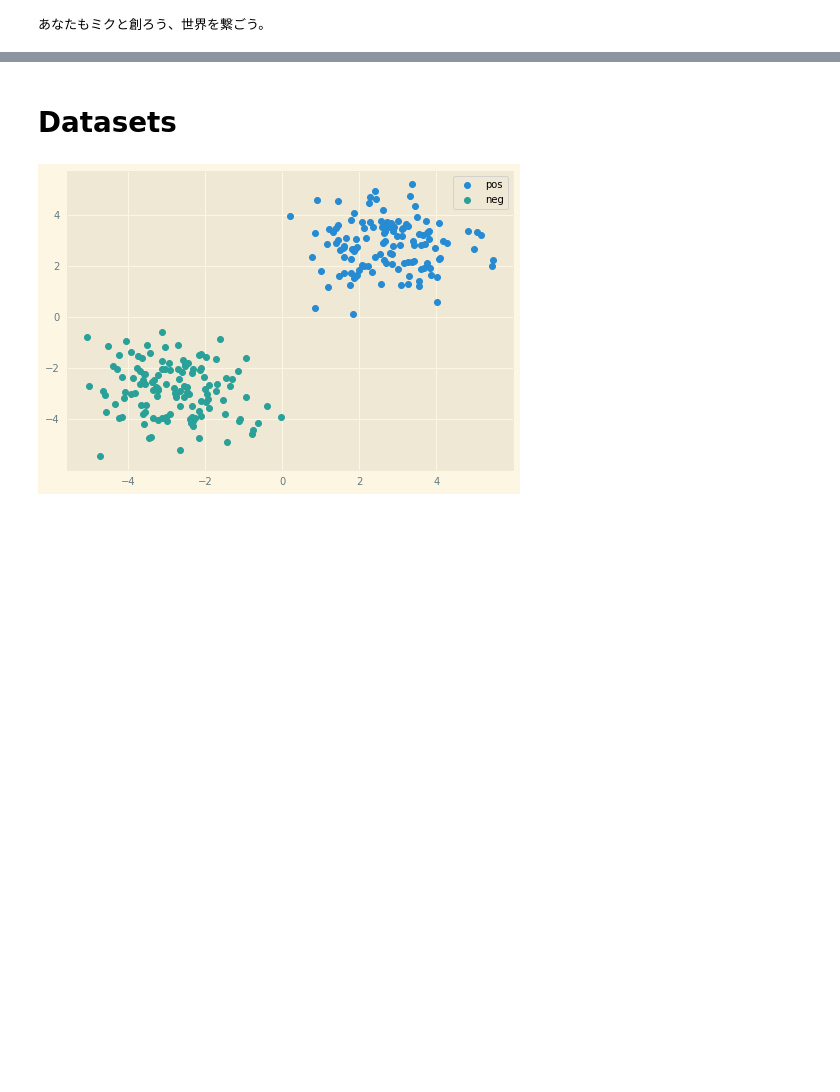
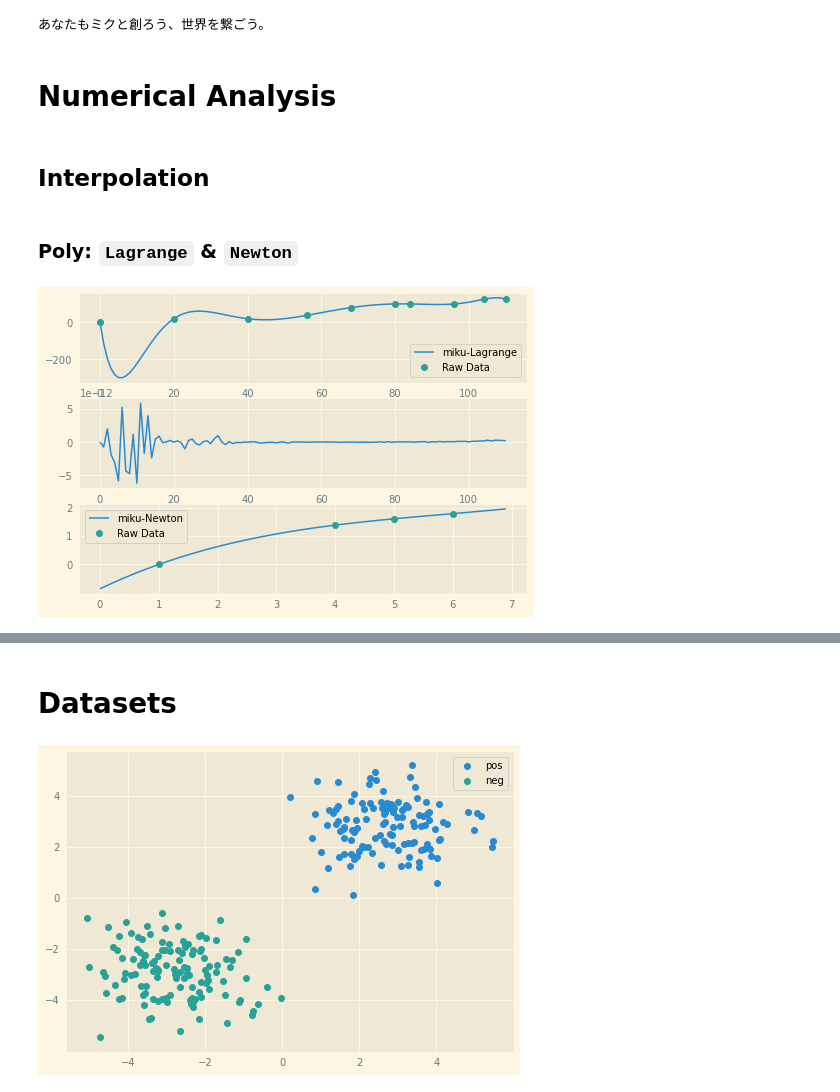
Before and after one commit to sandyzikun/mikutoolkit, a Jupyter notebook: testing.ipynb, the cells around one changed output, grey strips where cells are left out. Drawn from its saved outputs; the diff is of its cells as text; code cells hidden in the pictures; blank space fills up the shorter version.

Commit message:
Added part of "Heartland"

```diff
--- a/testing.ipynb
+++ b/testing.ipynb
@@ -8,2 +9,65 @@ plt.style.use("solarized-light")
 # %% [output]
 あなたもミクと創ろう、世界を繋ごう。
+# %% [markdown]
+# Numerical Analysis
+# %% [markdown]
+## Interpolation
+# %% [markdown]
+### Poly: `Lagrange` & `Newton`
+# %%
+王明辉_应用数值分析_P37_Instance_2_5 = {
+    "Scatter Points": np.array([
+        (0, 0),
+        (20, 20),
+        (40, 20),
+        (56, 38),
+        (68, 80),
+        (80, 100),
+        (84, 100),
+        (96, 100),
+        (104, 125),
+        (110, 125),
+        ]),
+    } #np.array([ (0, 1), (1, 5), (2, 4), (3, 8), (4, 7), (5, 12), ])
+王明辉_应用数值分析_P37_Instance_2_5["Lagrange"] = miku.heartland.orbitdance.poly_interpolate(
+    王明辉_应用数值分析_P37_Instance_2_5["Scatter Points"],
+    "lagrange"
+    )
+王明辉_应用数值分析_P37_Instance_2_5["Newton"] = miku.heartland.orbitdance.poly_interpolate(
+    王明辉_应用数值分析_P37_Instance_2_5["Scatter Points"],
+    "newton"
+    )
+王明辉_应用数值分析_P21_Instance_2_2 = {
+    "Scatter Points": np.array([
+            (1., 0.),
+            (4., 1.386294),
+            (6., 1.791759),
+            (5., 1.609438),
+            ]),
+    } #np.array([ (0, 1), (1, 5), (2, 4), (3, 8), (4, 7), (5, 12), ])
+王明辉_应用数值分析_P21_Instance_2_2["Newton"] = miku.heartland.orbitdance.poly_interpolate(
+    王明辉_应用数值分析_P21_Instance_2_2["Scatter Points"],
+    "newton"
+    )
+with plt.rc_context({}):
+    plt.subplot(311)
+    王明辉_应用数值分析_P37_Instance_2_5["Lagrange"].plot(np.arange(111), label="miku-Lagrange")
+    plt.plot(
+        王明辉_应用数值分析_P37_Instance_2_5["Scatter Points"][ : , 0 ],
+        王明辉_应用数值分析_P37_Instance_2_5["Scatter Points"][ : , 1 ],
+        "o", label="Raw Data"
+        )
+    plt.legend()
+    plt.subplot(312)
+    plt.plot(np.array([ 王明辉_应用数值分析_P37_Instance_2_5["Newton"](_x) for _x in np.arange(111) ]) - np.array([ 王明辉_应用数值分析_P37_Instance_2_5["Lagrange"](_x) for _x in np.arange(111) ]))
+    plt.subplot(313)
+    王明辉_应用数值分析_P21_Instance_2_2["Newton"].plot(np.arange(0., 7., .1), label="miku-Newton")
+    plt.plot(
+        王明辉_应用数值分析_P21_Instance_2_2["Scatter Points"][ : , 0 ],
+        王明辉_应用数值分析_P21_Instance_2_2["Scatter Points"][ : , 1 ],
+        "o", label="Raw Data"
+        )
+    plt.legend()
+    plt.show()
+# %% [output]
+[figure, added]
```
Also changed, not shown: parts of 8 cells of this notebook, 17 other files.
